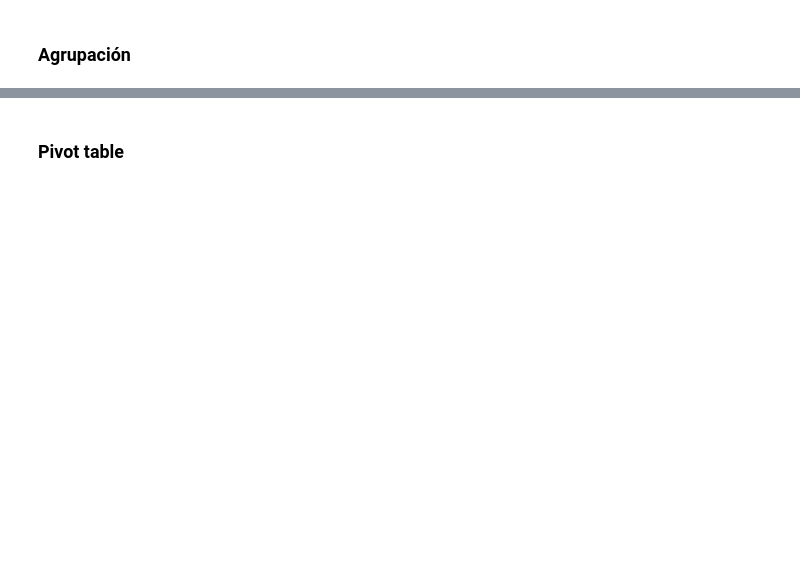
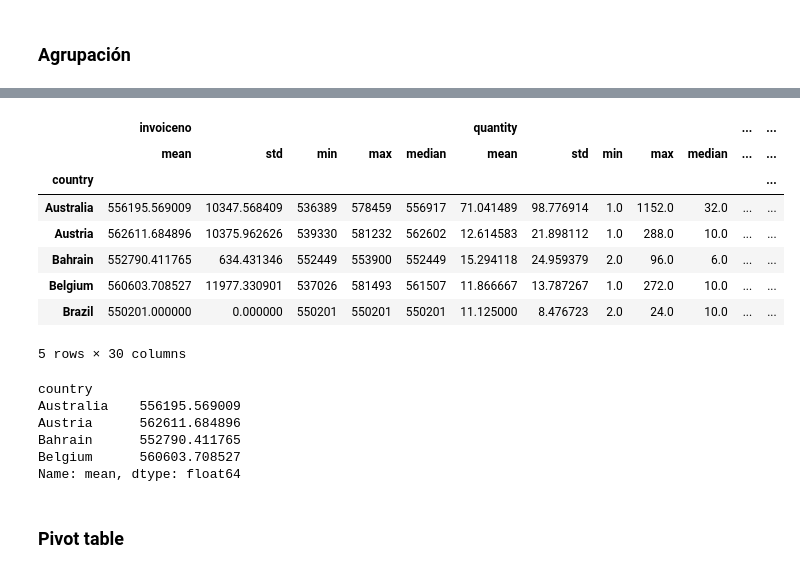
Before and after one commit to YonatanRA/ds_tb_part_21_09, a Jupyter notebook: 02-Data_Analysis/2.1 - Pandas Deepdive.ipynb, the cells around one changed output, grey strips where cells are left out. Saved outputs shown, nothing was run; the diff lists cells and outputs as text; code cells hidden in the pictures; blank space fills up the shorter version.

```diff
--- a/02-Data_Analysis/2.1 - Pandas Deepdive.ipynb
+++ b/02-Data_Analysis/2.1 - Pandas Deepdive.ipynb
@@ -596,0 +703,12 @@ df.drop_duplicates(subset=['country']).head()
+# %%
+df.groupby('country').agg(['mean', 'std', 'min', 'max', 'median']).head()
+# %% [output]
+|  | invoiceno |  |  |  |  | quantity |  |  |  |  | ... | ... |
+|  | mean | std | min | max | median | mean | std | min | max | median | ... | ... |
+| country |  |  |  |  |  |  |  |  |  |  |  | ... |
+| Australia | 556195.569009 | 10347.568409 | 536389 | 578459 | 556917 | 71.041489 | 98.776914 | 1.0 | 1152.0 | 32.0 | ... | ... |
+| Austria | 562611.684896 | 10375.962626 | 539330 | 581232 | 562602 | 12.614583 | 21.898112 | 1.0 | 288.0 | 10.0 | ... | ... |
+| Bahrain | 552790.411765 | 634.431346 | 552449 | 553900 | 552449 | 15.294118 | 24.959379 | 2.0 | 96.0 | 6.0 | ... | ... |
+| Belgium | 560603.708527 | 11977.330901 | 537026 | 581493 | 561507 | 11.866667 | 13.787267 | 1.0 | 272.0 | 10.0 | ... | ... |
+| Brazil | 550201.000000 | 0.000000 | 550201 | 550201 | 550201 | 11.125000 | 8.476723 | 2.0 | 24.0 | 10.0 | ... | ... |
+5 rows × 30 columns
@@ -597,2 +717,11 @@ df.drop_duplicates(subset=['country']).head()
+# %%
+tmp_df['invoiceno']['mean'][:4]
+# %% [output]
+country
+Australia    556195.569009
+Austria      562611.684896
+Bahrain      552790.411765
+Belgium      560603.708527
+Name: mean, dtype: float64
 # %% [markdown]
 ### Pivot table
```
Also changed, not shown: parts of 34 cells of this notebook.
